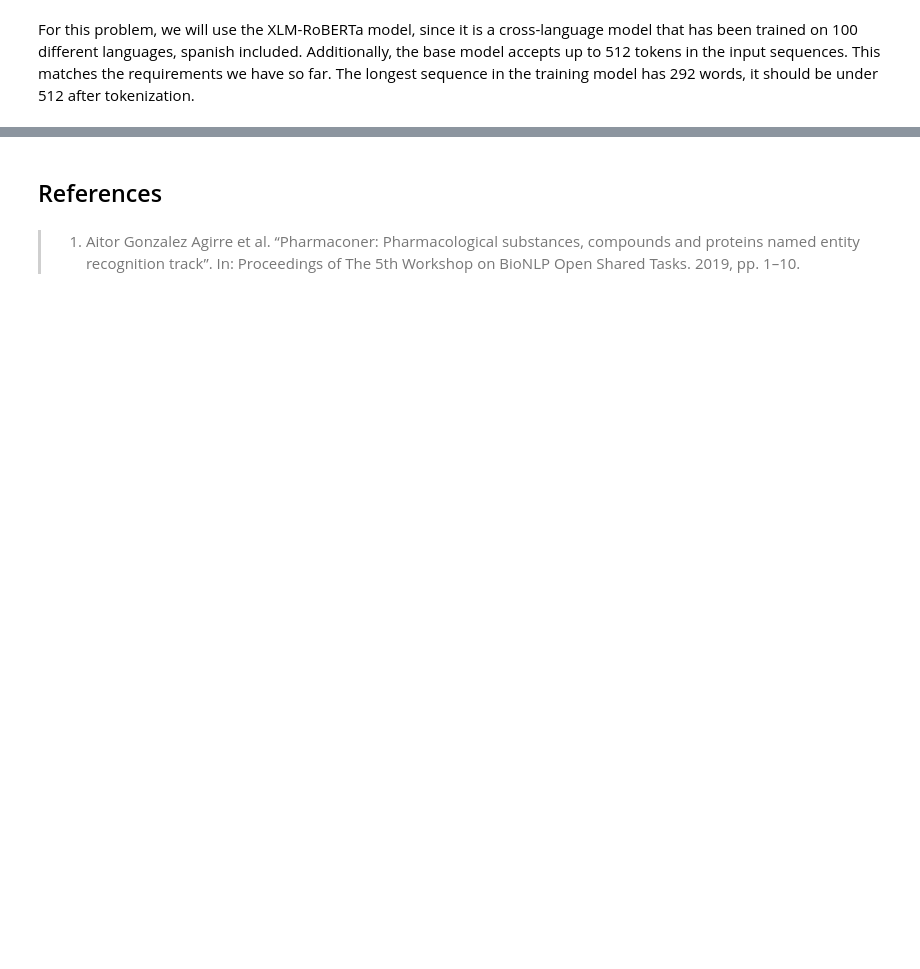
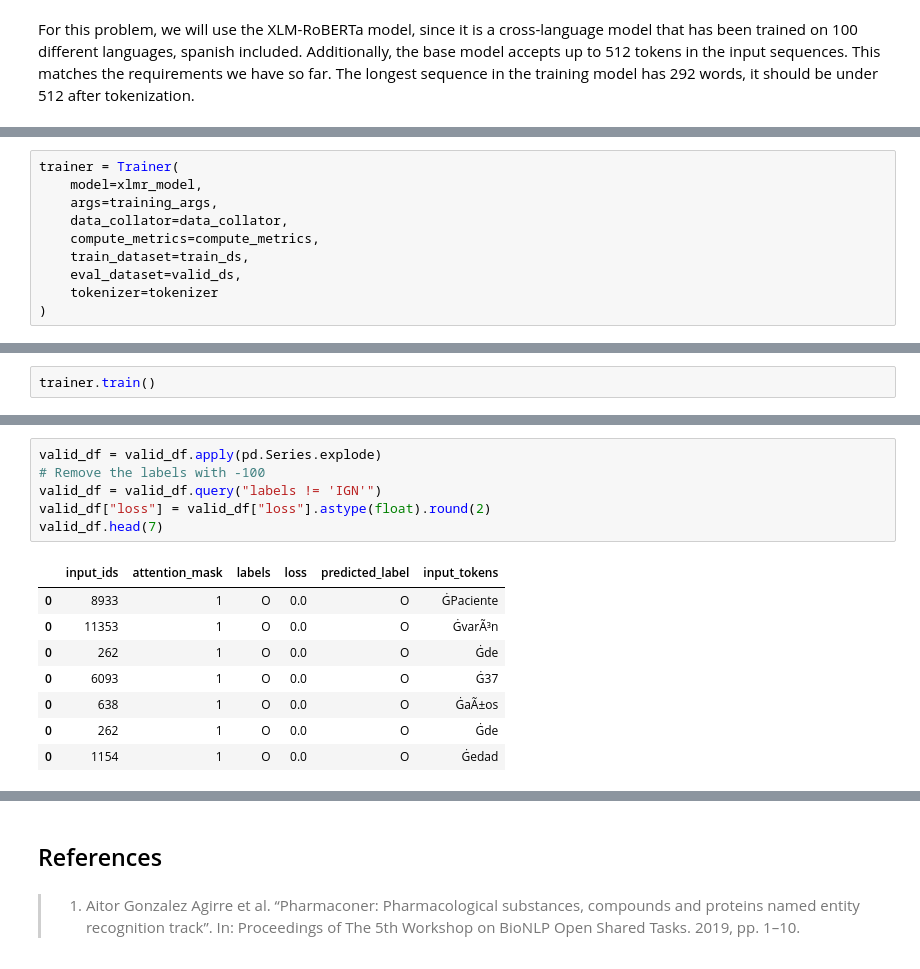
Before and after one commit to mmenendezg/Books, a Jupyter notebook: nlp-transformers/projects/4.token_classification_ner.ipynb, the cells around one changed output, grey strips where cells are left out. Cells and saved outputs as stored; diff of their text form; blank space fills up the shorter version.

```diff
--- a/nlp-transformers/projects/4.token_classification_ner.ipynb
+++ b/nlp-transformers/projects/4.token_classification_ner.ipynb
@@ -201,0 +364,10 @@ Dataset({
+# %%
+trainer = Trainer(
+    model=xlmr_model,
+    args=training_args,
+    data_collator=data_collator,
+    compute_metrics=compute_metrics,
+    train_dataset=train_ds,
+    eval_dataset=valid_ds,
+    tokenizer=tokenizer
+)
@@ -201,0 +376,2 @@ Dataset({
+# %%
+trainer.train()
@@ -201,0 +448,15 @@ Dataset({
+# %%
+valid_df = valid_df.apply(pd.Series.explode)
+# Remove the labels with -100
+valid_df = valid_df.query("labels != 'IGN'")
+valid_df["loss"] = valid_df["loss"].astype(float).round(2)
+valid_df.head(7)
+# %% [output]
+|  | input_ids | attention_mask | labels | loss | predicted_label | input_tokens |
+| 0 | 8933 | 1 | O | 0.0 | O | ĠPaciente |
+| 0 | 11353 | 1 | O | 0.0 | O | ĠvarÃ³n |
+| 0 | 262 | 1 | O | 0.0 | O | Ġde |
+| 0 | 6093 | 1 | O | 0.0 | O | Ġ37 |
+| 0 | 638 | 1 | O | 0.0 | O | ĠaÃ±os |
+| 0 | 262 | 1 | O | 0.0 | O | Ġde |
+| 0 | 1154 | 1 | O | 0.0 | O | Ġedad |
```
Also changed, not shown: parts of 81 cells of this notebook, 2 other files.
